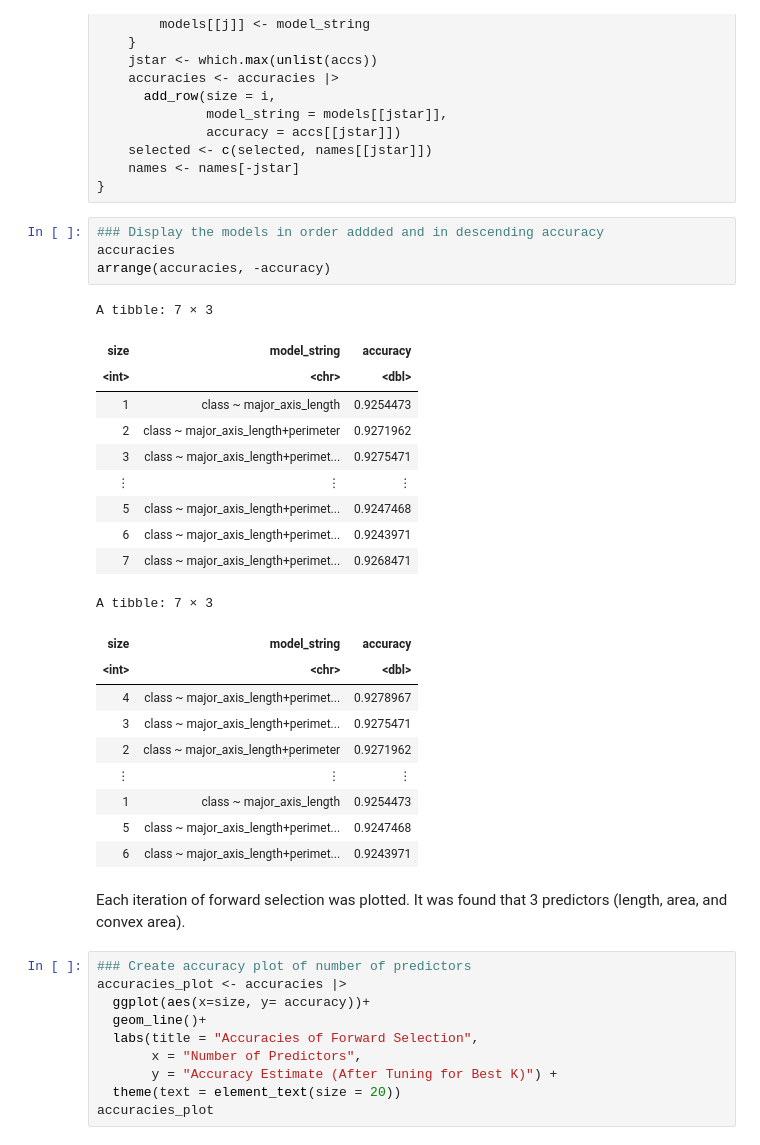
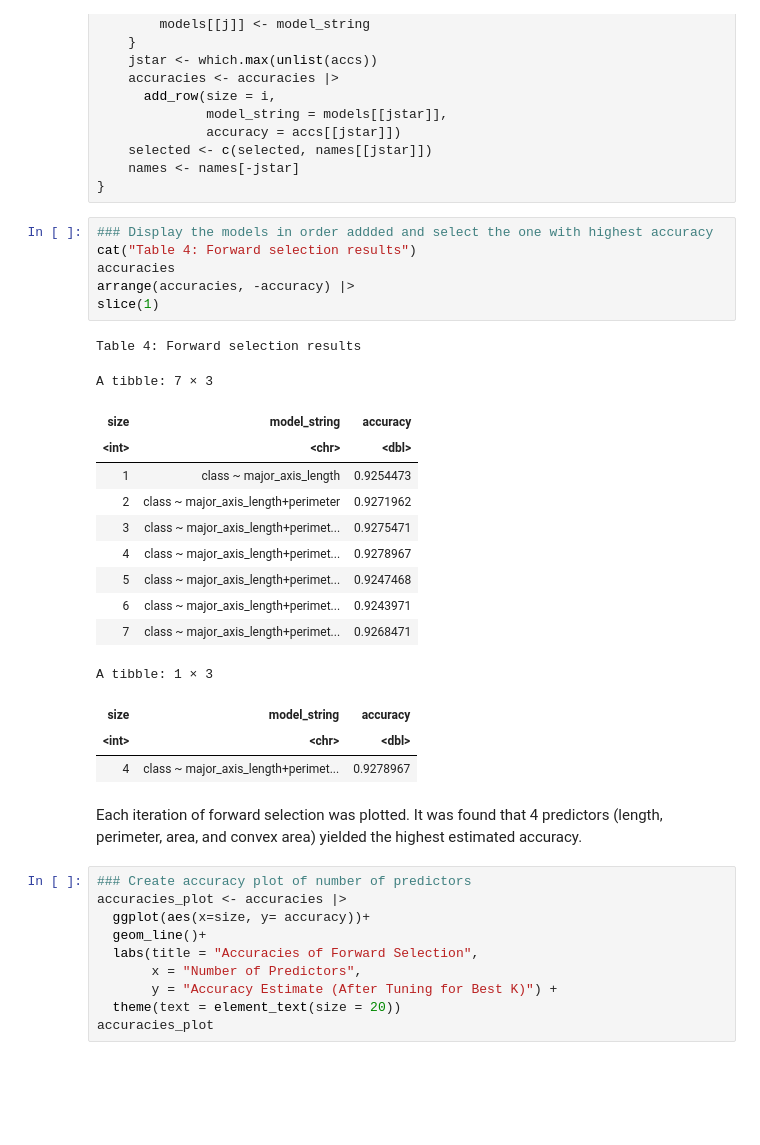
Before and after one commit to trungnguyen21/group_project_dsci, a Jupyter notebook: Group13_Report.ipynb, the cells around one changed output. Cells and saved outputs as stored; diff of their text form; blank space fills up the shorter version.

Commit message:
Changed model to use 4 predictors

```diff
--- a/Group13_Report.ipynb
+++ b/Group13_Report.ipynb
@@ -222,32 +246,29 @@ for (i in 1:n_total) {
     names <- names[-jstar]
 }
 # %%
-### Display the models in order addded and in descending accuracy
+### Display the models in order addded and select the one with highest accuracy
+cat("Table 4: Forward selection results")
 accuracies
-arrange(accuracies, -accuracy)
+arrange(accuracies, -accuracy) |>
+slice(1)
 # %% [output]
-A tibble: 7 × 3
+Table 4: Forward selection results
+A tibble: 7 × 3
 | size | model_string | accuracy |
 | <int> | <chr> | <dbl> |
 | 1 | class ~ major_axis_length | 0.9254473 |
 | 2 | class ~ major_axis_length+perimeter | 0.9271962 |
 | 3 | class ~ major_axis_length+perimet... | 0.9275471 |
-| ⋮ | ⋮ | ⋮ |
+| 4 | class ~ major_axis_length+perimet... | 0.9278967 |
 | 5 | class ~ major_axis_length+perimet... | 0.9247468 |
 | 6 | class ~ major_axis_length+perimet... | 0.9243971 |
 | 7 | class ~ major_axis_length+perimet... | 0.9268471 |
-A tibble: 7 × 3
+A tibble: 1 × 3
 | size | model_string | accuracy |
 | <int> | <chr> | <dbl> |
 | 4 | class ~ major_axis_length+perimet... | 0.9278967 |
-| 3 | class ~ major_axis_length+perimet... | 0.9275471 |
-| 2 | class ~ major_axis_length+perimeter | 0.9271962 |
-| ⋮ | ⋮ | ⋮ |
-| 1 | class ~ major_axis_length | 0.9254473 |
-| 5 | class ~ major_axis_length+perimet... | 0.9247468 |
-| 6 | class ~ major_axis_length+perimet... | 0.9243971 |
-# %% [markdown]
-Each iteration of forward selection was plotted. It was found that 3 predictors (length, area, and convex area).
+# %% [markdown]
+Each iteration of forward selection was plotted. It was found that 4 predictors (length, perimeter, area, and convex area) yielded the highest estimated accuracy.
 # %%
 ### Create accuracy plot of number of predictors
 accuracies_plot <- accuracies |>
```
Also changed, not shown: parts of 13 cells of this notebook.
